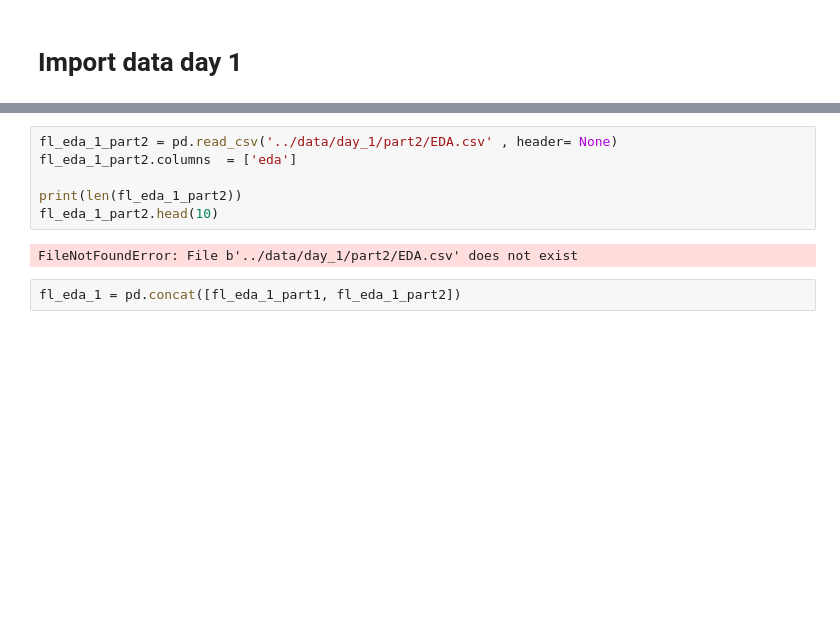
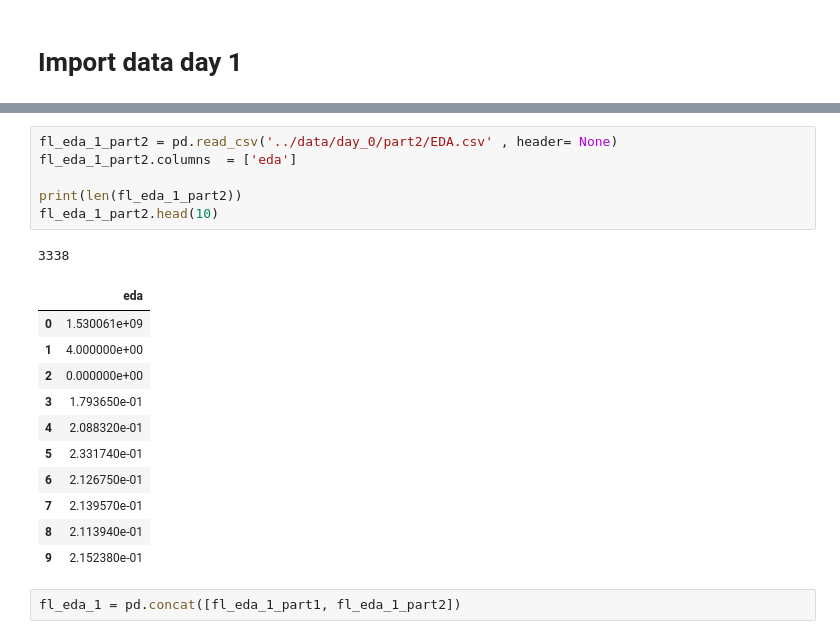
Before and after one commit to haohanwang23/coldshowershower_socialpresence, a Jupyter notebook: new/analysis/analysis1.ipynb, the cells around one changed output, grey strips where cells are left out. Drawn from its saved outputs; the diff is of its cells as text; blank space fills up the shorter version.

Commit message:
update data

```diff
--- a/new/analysis/analysis1.ipynb
+++ b/new/analysis/analysis1.ipynb
@@ -35,11 +47,22 @@ FileNotFoundError: File b'../data/day_0/part1/EDA.csv' does not exist
 # %%
-fl_eda_1_part2 = pd.read_csv('../data/day_1/part2/EDA.csv' , header= None)
+fl_eda_1_part2 = pd.read_csv('../data/day_0/part2/EDA.csv' , header= None)
 fl_eda_1_part2.columns  = ['eda']
 
 print(len(fl_eda_1_part2))
 fl_eda_1_part2.head(10)
 # %% [output]
-FileNotFoundError: File b'../data/day_1/part2/EDA.csv' does not exist
+3338
+|  | eda |
+| 0 | 1.530061e+09 |
+| 1 | 4.000000e+00 |
+| 2 | 0.000000e+00 |
+| 3 | 1.793650e-01 |
+| 4 | 2.088320e-01 |
+| 5 | 2.331740e-01 |
+| 6 | 2.126750e-01 |
+| 7 | 2.139570e-01 |
+| 8 | 2.113940e-01 |
+| 9 | 2.152380e-01 |
 # %%
 fl_eda_1 = pd.concat([fl_eda_1_part1, fl_eda_1_part2])
 # %%
```
Also changed, not shown: parts of 9 cells of this notebook.
